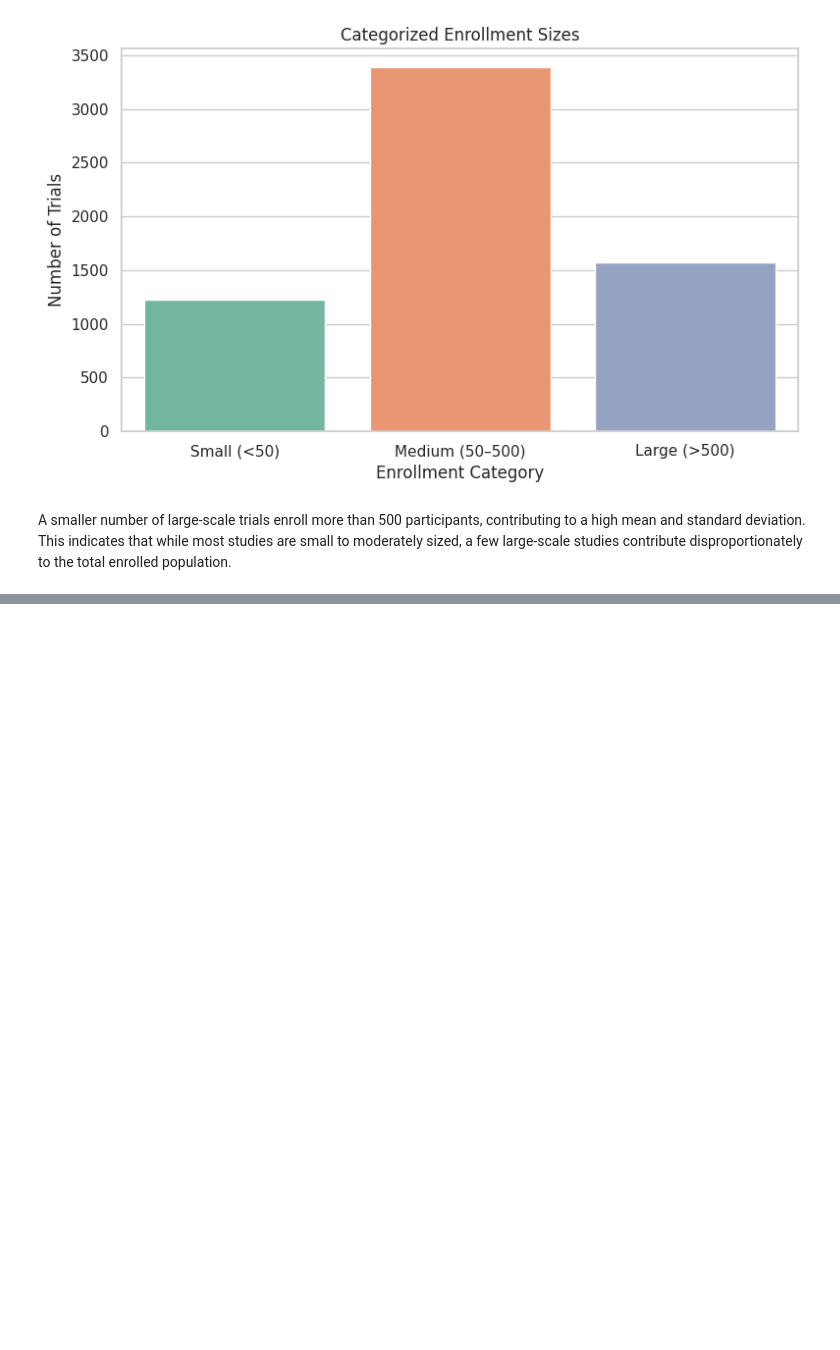
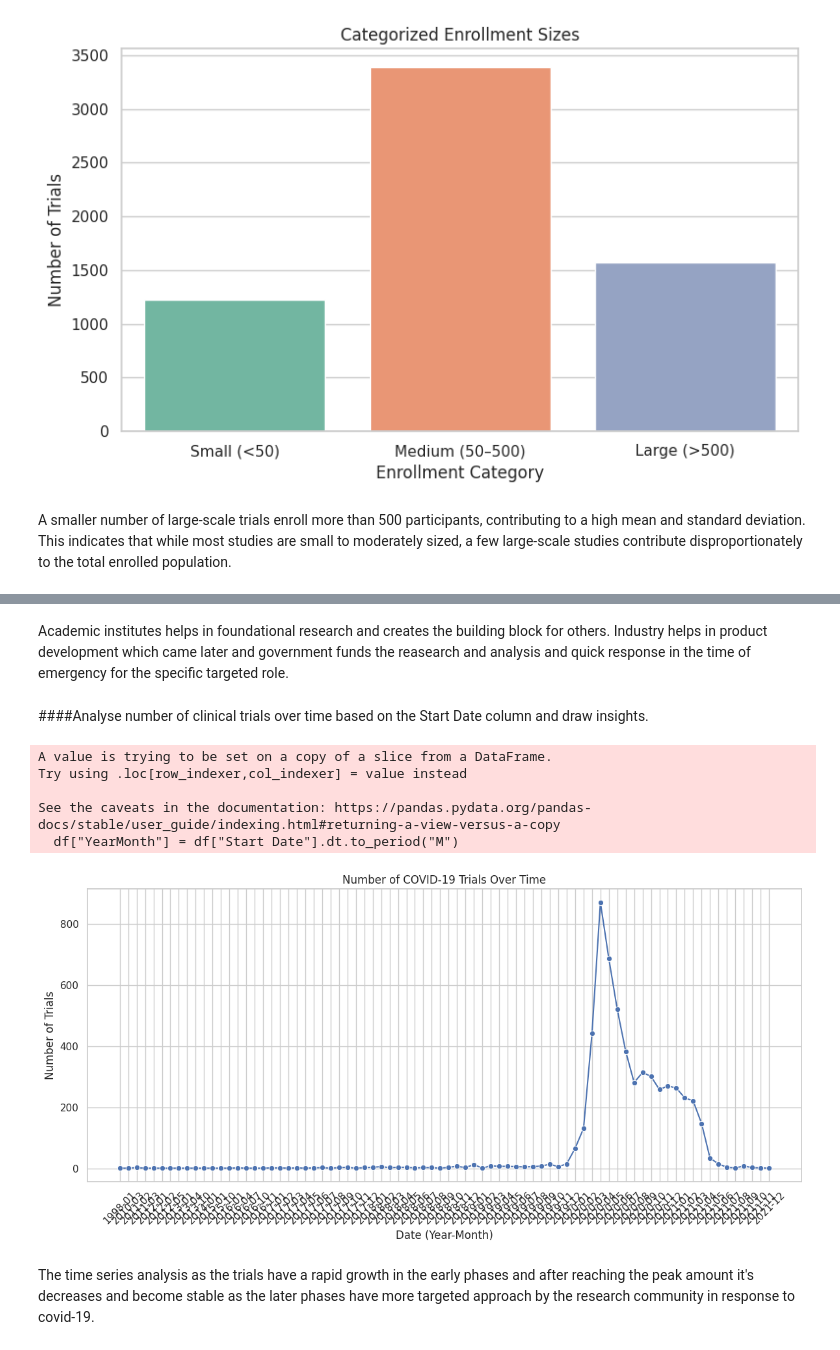
Before and after one commit to Gyanendra079/COVID-19-Clinical-Trials-EDA-Pandas, a Jupyter notebook: COVID_19_Clinical_Trials_EDA_Pandas_.ipynb, the cells around one changed output, grey strips where cells are left out. Drawn from its saved outputs; the diff is of its cells as text; code cells hidden in the pictures; blank space fills up the shorter version.

```diff
--- a/COVID_19_Clinical_Trials_EDA_Pandas_.ipynb
+++ b/COVID_19_Clinical_Trials_EDA_Pandas_.ipynb
@@ -580,0 +625,36 @@ Passing `palette` without assigning `hue` is deprecated and will be removed in v
+# %% [markdown]
+Academic institutes helps in foundational research and creates the building block for others. Industry helps in product development which came later and government funds the reasearch and analysis and quick response in the time of emergency for the specific targeted role.
+# %% [markdown]
+####Analyse number of clinical trials over time based on the Start Date column and draw insights.
+# %%
+# Convert the chosen date column to datetime, coercing errors to NaT
+df["Start Date"] = pd.to_datetime(df["Start Date"], errors="coerce")
+
+# Drop rows where the date is not available
+df = df.dropna(subset=["Start Date"])
+
+# Create a new column grouping the date by year-month (for better aggregation)
+df["YearMonth"] = df["Start Date"].dt.to_period("M")
+
+# Count the number of trials per month
+trial_counts = df.groupby("YearMonth").size().reset_index(name="Trial Count")
+trial_counts["YearMonth"] = trial_counts["YearMonth"].astype(str)
+
+# Plot the number of trials over time (line plot with markers)
+plt.figure(figsize=(12, 6))
+sns.lineplot(x="YearMonth", y="Trial Count", data=trial_counts, marker="o")
+plt.title("Number of COVID-19 Trials Over Time")
+plt.xlabel("Date (Year-Month)")
+plt.ylabel("Number of Trials")
+plt.xticks(rotation=45)
+plt.tight_layout()
+plt.show()
+# %% [output]
+A value is trying to be set on a copy of a slice from a DataFrame.
+Try using .loc[row_indexer,col_indexer] = value instead
+
+See the caveats in the documentation: https://pandas.pydata.org/pandas-docs/stable/user_guide/indexing.html#returning-a-view-versus-a-copy
+  df["YearMonth"] = df["Start Date"].dt.to_period("M")
+[figure, added]
+# %% [markdown]
+The time series analysis as the trials have a rapid growth in the early phases and after reaching the peak amount it's decreases and become stable as the later phases have more targeted approach by the research community in response to covid-19.
```
Also changed, not shown: parts of 27 cells of this notebook.
